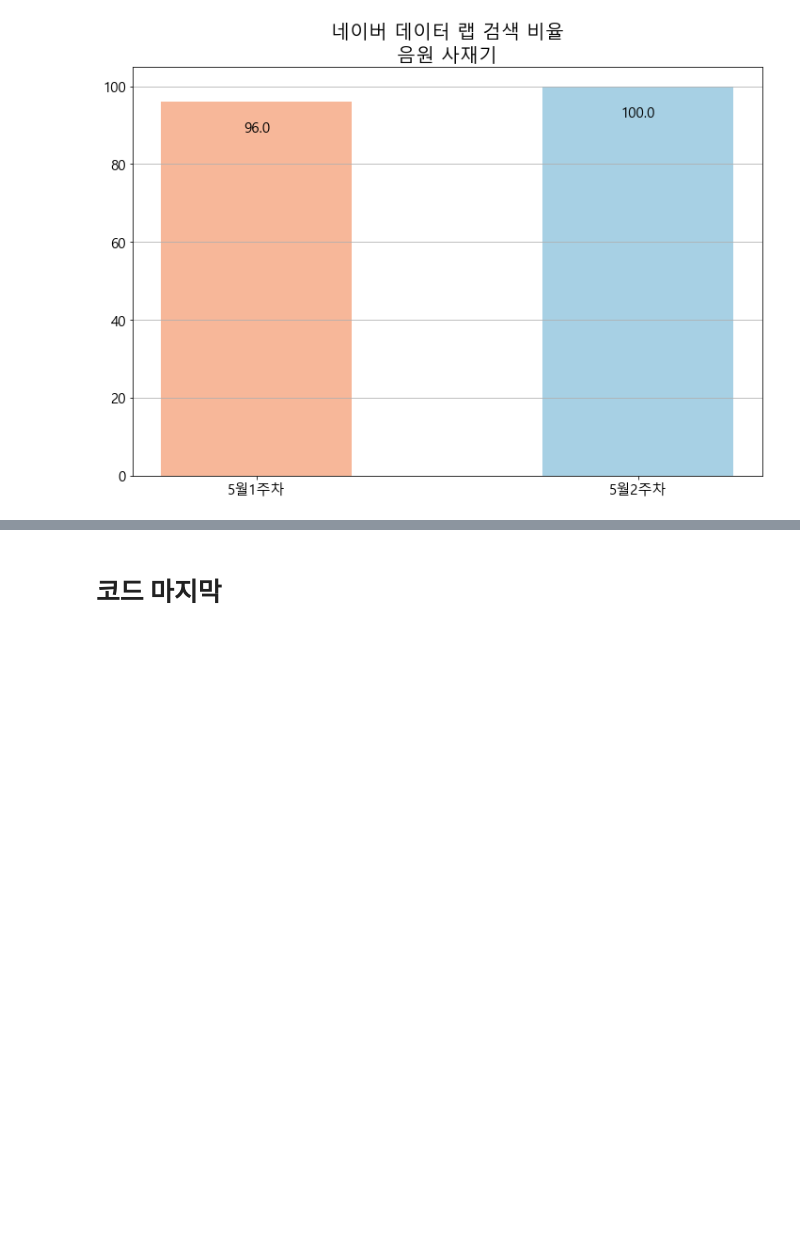
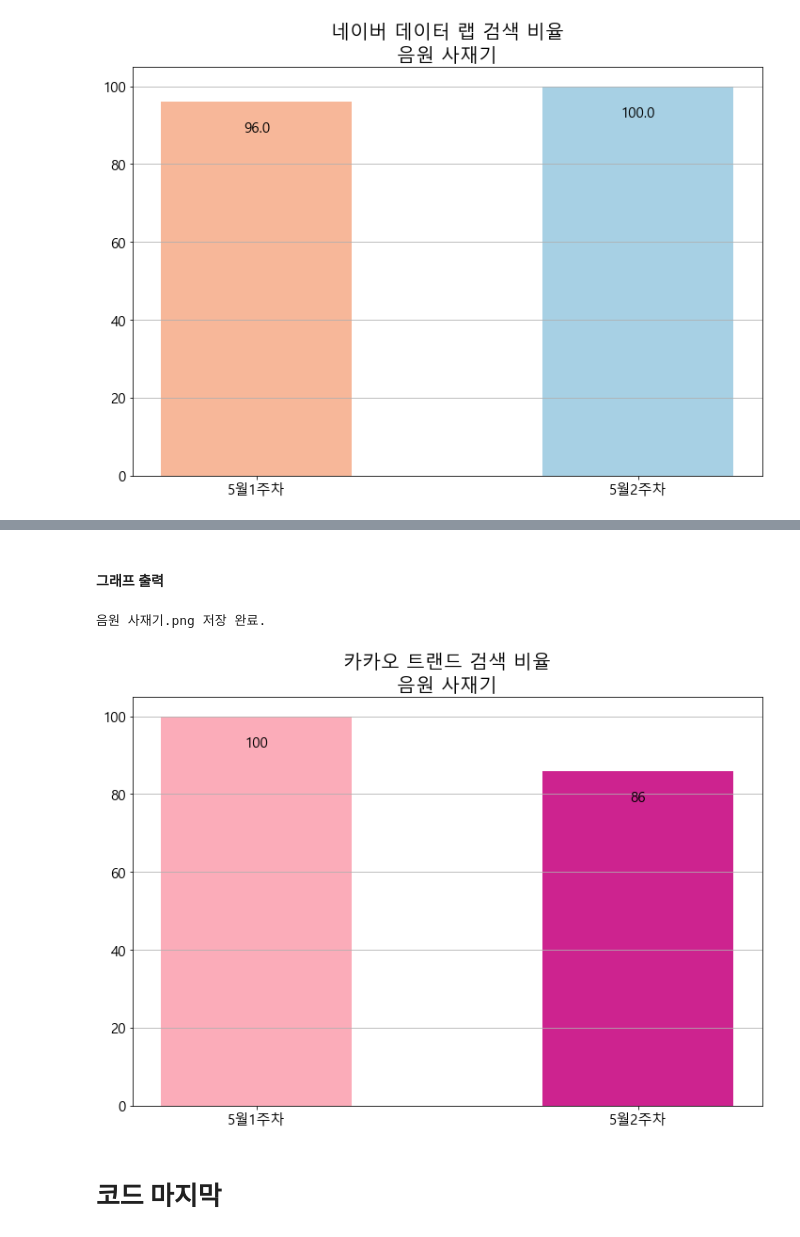
Before and after one commit to kbjung/Wantreez, a Jupyter notebook: Crawling/music/08.karaoke_social_search.ipynb, the cells around one changed output, grey strips where cells are left out. Drawn from its saved outputs; the diff is of its cells as text; code cells hidden in the pictures; blank space fills up the shorter version.

```diff
--- a/Crawling/music/08.karaoke_social_search.ipynb
+++ b/Crawling/music/08.karaoke_social_search.ipynb
@@ -342,6 +362,9 @@ for site_name in site_list:
 # 다운로드 폴더, 파일 이름 설정
 down_folder = 'C:/Users/kbjung/Downloads/'
 down_csv = 'multiTimeline.csv'
+# %%
+ca.install(True)
+driver = webdriver.Chrome()
 # %%
 for site_name in site_list:
     save_folder = f'crawled_data/outlier_data/{start_date}_{end_date}'
@@ -582,0 +597,5 @@ for one in file_list:
+# %%
+# 파일 저장 폴더 생성
+kakao_trend_path = f'crawled_data/outlier_data/{start_date}_{end_date}/kakao_trend'
+des3 = os.path.join(code_path, kakao_trend_path)
+os.makedirs(des3, exist_ok=True)
@@ -583,2 +651,46 @@ for one in file_list:
+# %% [markdown]
+#### 그래프 출력
+# %%
+file_list = os.listdir(des3)
+for one in file_list:
+    if '음원 사재기.xls' in one:
+        one_path = os.path.join(des3, one)
+        temp = pd.read_excel(one_path).reset_index(drop=True)
+        temp = temp.iloc[7:38, :].reset_index(drop=True)
+        temp.columns = ['날짜', '검색비율']
+        temp['날짜'] = temp['날짜'].astype(str)
+        temp['날짜'] = temp['날짜'].apply([lambda x: x.split(' ')[0]])
+        date_list = pd.date_range(end=start_date, periods=2, freq='W-MON')
+        start_week = str(date_list[0]).split(' ')[0]
+        end_week = str(date_list[-1]).split(' ')[0]
+        week_temp = temp[ (temp['날짜'] >= start_week) & (temp['날짜'] <= end_week)].reset_index(drop=True)
+        week_temp['검색비율'] = week_temp['검색비율'].astype(int)
+
+        colors = sns.color_palette('RdPu', week_temp.shape[0])
+        x = xticks_names2
+        y = week_temp['검색비율']
+        try:
+            interval_ratio = math.ceil( max(y) )*0.05
+            interval_ratio2 = math.ceil( max(y) )*0.2
+            plt.figure( figsize=(12,8) )
+            plt.grid(axis='y')
+            plt.bar(x, y, color=colors, width=0.5)
+            plt.title(f"카카오 트랜드 검색 비율\n{word}", fontsize=20)
+            plt.xticks(xticks_names2, fontsize=15)
+            plt.yticks(fontsize=15)
+            for i in range( len(y) ):
+                    if y[i] <= interval_ratio2:
+                            plt.text(x[i], y[i]+interval_ratio, round(y[i],1), fontsize=15, color='black', horizontalalignment='center', verticalalignment='bottom')
+                    else:
+                            plt.text(x[i], y[i]-interval_ratio, round(y[i],1), fontsize=15, color='black', horizontalalignment='center', verticalalignment='top')
+            file_name2 = f'{word}.png'
+            save_img_path = os.path.join(des3, file_name2)
+            plt.savefig(save_img_path)
+            print(f'{file_name2} 저장 완료.')
+        except:
+            pass
+# %% [output]
+음원 사재기.png 저장 완료.
+[figure, added]
 # %% [markdown]
 # 코드 마지막
```
Also changed, not shown: parts of 17 cells of this notebook.
